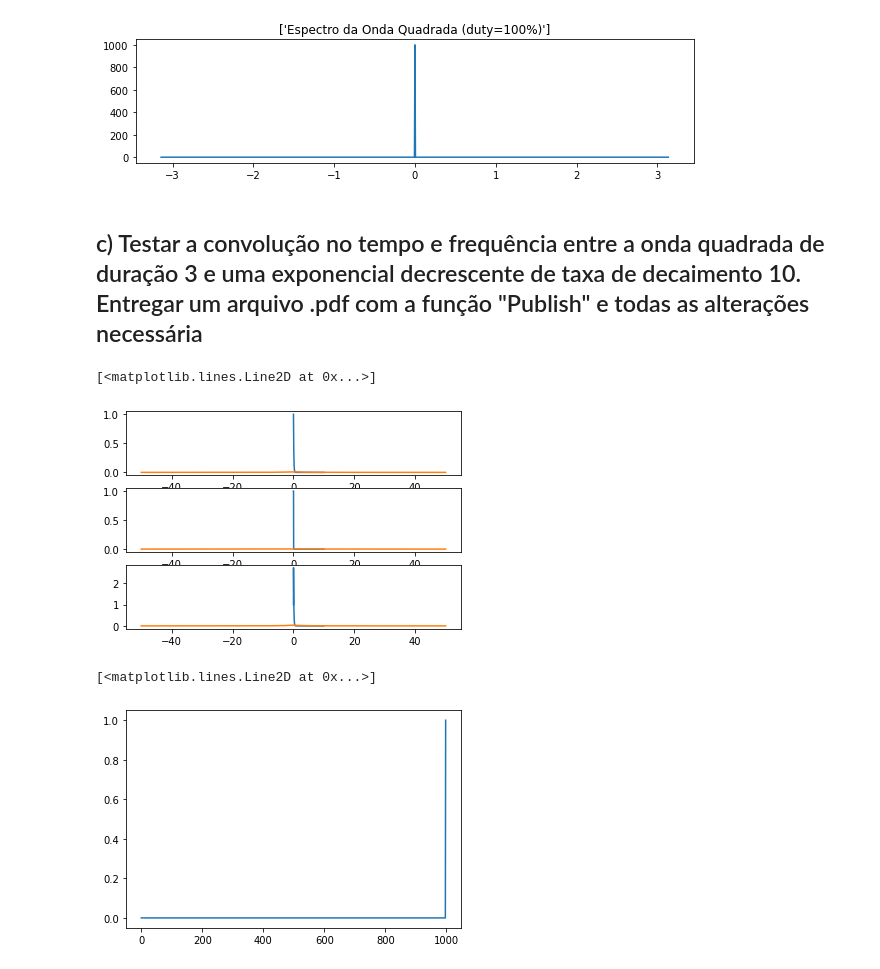
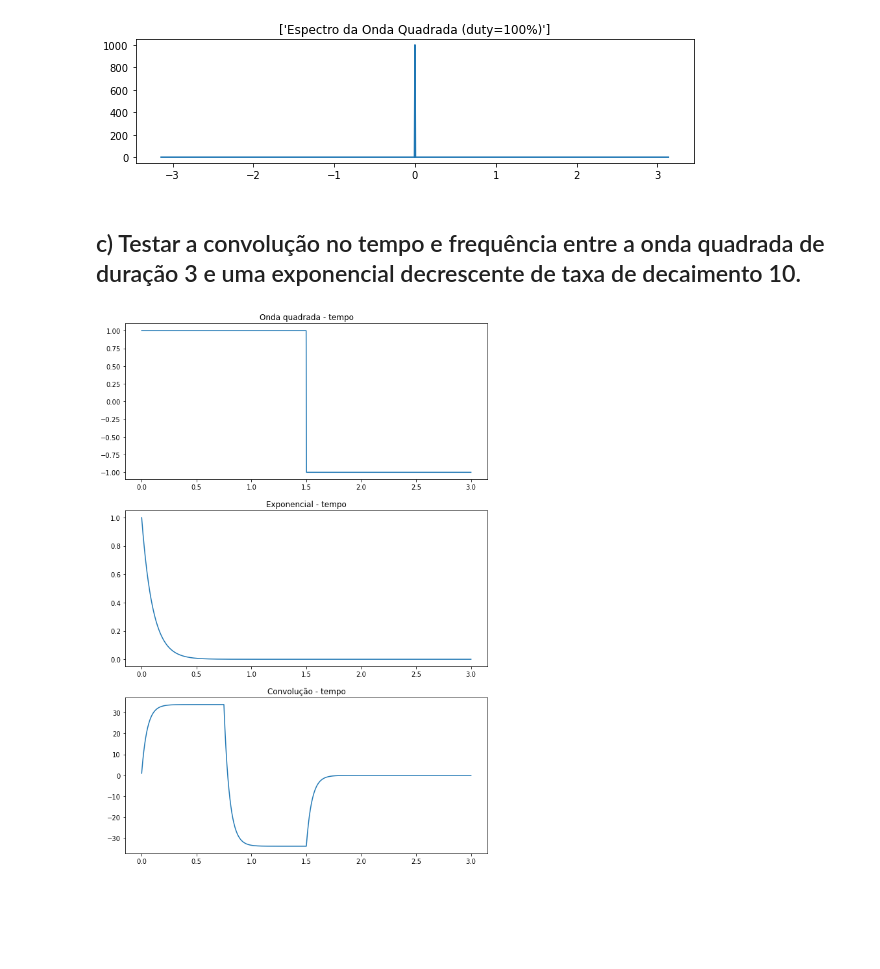
Before and after one commit to leogargitter/fundamentos-comunicacao, a Jupyter notebook: relatorio1.ipynb, the cells around one changed output. Cells and saved outputs as stored; diff of their text form; code cells hidden in the pictures; blank space fills up the shorter version.

```diff
--- a/relatorio1.ipynb
+++ b/relatorio1.ipynb
@@ -108,46 +108,23 @@ for duty in vetor_r:
 [figure]
 [figure]
 # %% [markdown]
-## c) Testar a convolução no tempo e frequência entre a onda quadrada de duração 3 e uma exponencial decrescente de taxa de decaimento 10. Entregar um arquivo .pdf com a função "Publish" e todas as alterações necessária
+## c) Testar a convolução no tempo e frequência entre a onda quadrada de duração 3 e uma exponencial decrescente de taxa de decaimento 10.
-# %%
-T = 10
-fs = 100
-tempo = arange(0, T, 1 / fs)
-if mod(len(tempo), 2) == 0:
-    tempo = tempo[0: len(tempo) - 1]
-
-signal_1 = exp(-10. * tempo)
-signal_2 = zeros(len(tempo))
-signal_2[0:3]=1
-
-output = np.convolve(signal_1, signal_2)
-output = output[0:len(tempo)]
-
-figure()
-subplot(3, 1, 1)
-plot(tempo, signal_1)
-subplot(3, 1, 2)
-plot(tempo, signal_2)
-subplot(3, 1, 3)
-plot(tempo, output)
-
-
-fft_signal_1 = fft.fftshift(fft.fft(signal_1)) / len(tempo)
-fft_signal_2 = fft.fftshift(fft.fft(signal_2)) / len(tempo)
-fft_output = fft.fftshift(fft.fft(output)) / len(tempo)
-freq = linspace(-fs / 2, fs / 2, len(tempo))
-
-subplot(3, 1, 1)
-plot(freq, abs(fft_signal_1))
-subplot(3, 1, 2)
-plot(freq, abs(fft_signal_2))
-subplot(3, 1, 3)
-plot(freq, abs(fft_output))
-# %% [output]
-[<matplotlib.lines.Line2D at 0x...>]
-[figure, removed]
-# %%
-plot(signal_2)
-# %% [output]
-[<matplotlib.lines.Line2D at 0x...>]
-[figure, removed]
+# %%
+tc = linspace(0,3,1000)
+sq = square(2*pi*(1/3.0001)*tc)
+expo = exp(-10*tc)
+conv_tempo = convolve(expo,sq)
+
+figure(figsize=(10,15))
+subplot(3,1,1)
+plot(tc, sq)
+title('Onda quadrada - tempo')
+subplot(3,1,2)
+plot(tc,expo)
+title('Exponencial - tempo')
+subplot(3,1,3)
+plot(linspace(0,3,len(conv_tempo)), conv_tempo)
+title('Convolução - tempo')
+show()
+# %% [output]
+[figure, added]
```
Also changed, not shown: parts of 1 cell of this notebook.
